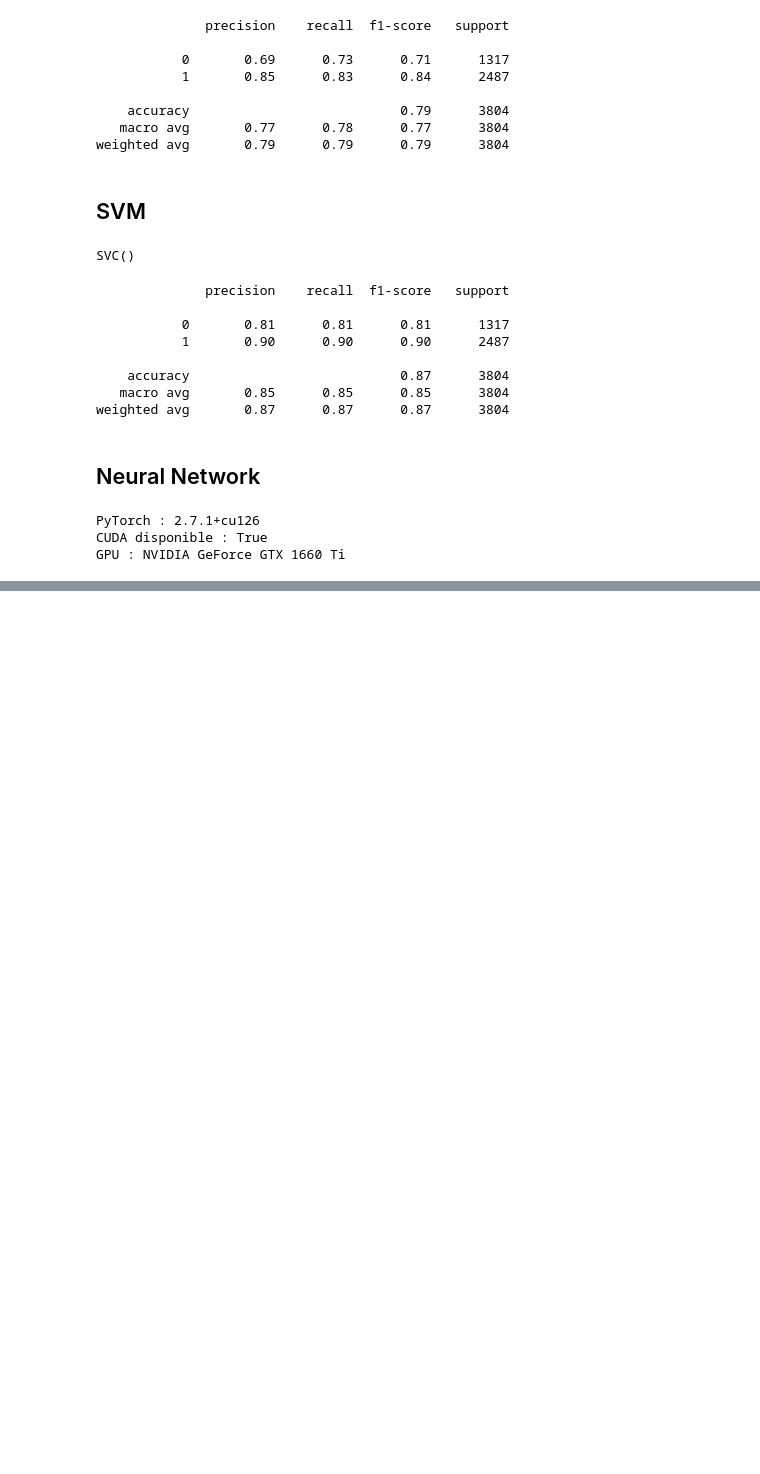
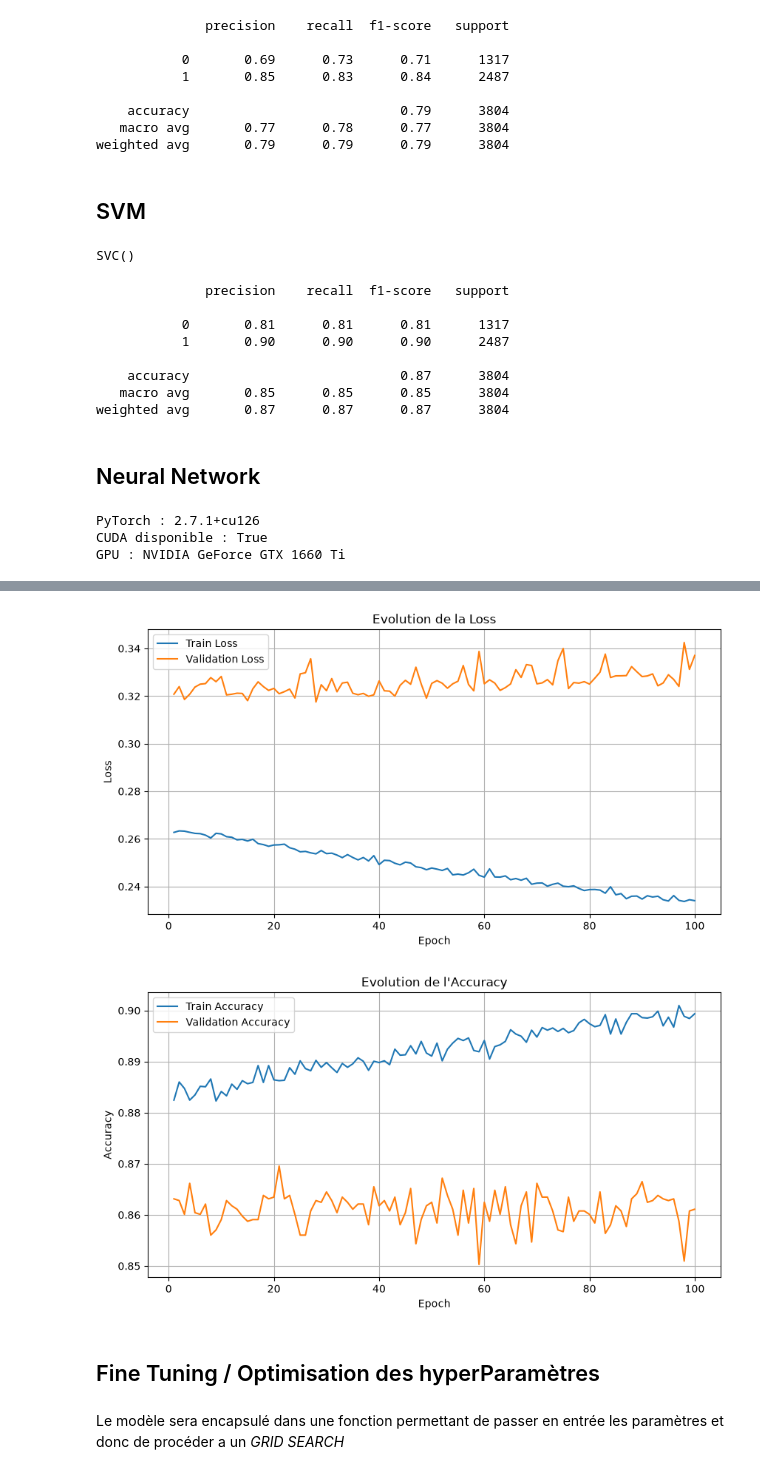
Before and after one commit to feefaf/Machine-Learning-course, a Jupyter notebook: TheMagicDataSet.ipynb, the cells around one changed output, grey strips where cells are left out. Saved outputs shown, nothing was run; the diff lists cells and outputs as text; code cells hidden in the pictures; blank space fills up the shorter version.

Commit message:
Usage of GridSearch for fine tuning our neural network model / Utilisation de la méthodologie brute du GridSearch pour la séléctions d'hyperparamètres optimisés

```diff
--- a/TheMagicDataSet.ipynb
+++ b/TheMagicDataSet.ipynb
@@ -236,7 +236,7 @@ class NeuralNetwork(nn.Module):
             #Dernière couche 32 neurones -> 1 output
             nn.Linear(32, 1),
             #Fonction d'activation sigmoid car output
-            nn.Sigmoid()
+            #nn.Sigmoid()
         )
 
     def forward(self, x):
@@ -244,7 +244,7 @@ class NeuralNetwork(nn.Module):
 
 nn_model = NeuralNetwork()
 
-criterion = nn.BCELoss()
+criterion = nn.BCEWithLogitsLoss()
 
 optimizer = torch.optim.Adam(
     nn_model.parameters(),
@@ -258,3 +253,10 @@ val_accuracies = []
+# %%
+history = {
+    "train_loss": [],
+    "train_accuracy": [],
+    "val_loss": [],
+    "val_accuracy": []
+}
 # %%
 from sklearn.model_selection import train_test_split
 
@@ -296,9 +298,3 @@ valid_loader = DataLoader(
     batch_size=32,
     shuffle=False
 )
-# %%
-for X_batch, y_batch in train_loader:
-    y_batch = y_batch.unsqueeze(1)
-    print(y_batch.shape)
-    print(y_batch)
-    break
@@ -353,6 +339,7 @@ for epoch in range(100):
 
         train_correct += (predicted_class == y_batch).sum().item()
         train_total += len(y_batch)
+        #print(prediction)
 
 
     train_loss /= len(train_loader)
@@ -390,6 +377,12 @@ for epoch in range(100):
     val_loss /= len(valid_loader)
     val_accuracy = val_correct / val_total
 
+    # Enregistrement des résultat par epoch
+    history["train_loss"].append(train_loss)
+    history["train_accuracy"].append(train_accuracy)
+
+    history["val_loss"].append(val_loss)
+    history["val_accuracy"].append(val_accuracy)
 
     print(
         f"Epoch {epoch+1}: "
@@ -418,0 +470,9 @@ Epoch 100: train loss=0.2573, train acc=0.4995, val loss=0.3204, val acc=0.5019
+# %%
+model_evolution_plot(history)
+# %% [output]
+[figure, added]
+[figure, added]
+# %% [markdown]
+## Fine Tuning / Optimisation des hyperParamètres
+# %% [markdown]
+Le modèle sera encapsulé dans une fonction permettant de passer en entrée les paramètres et donc de procéder a un *GRID SEARCH*
```
Also changed, not shown: parts of 11 cells of this notebook.
